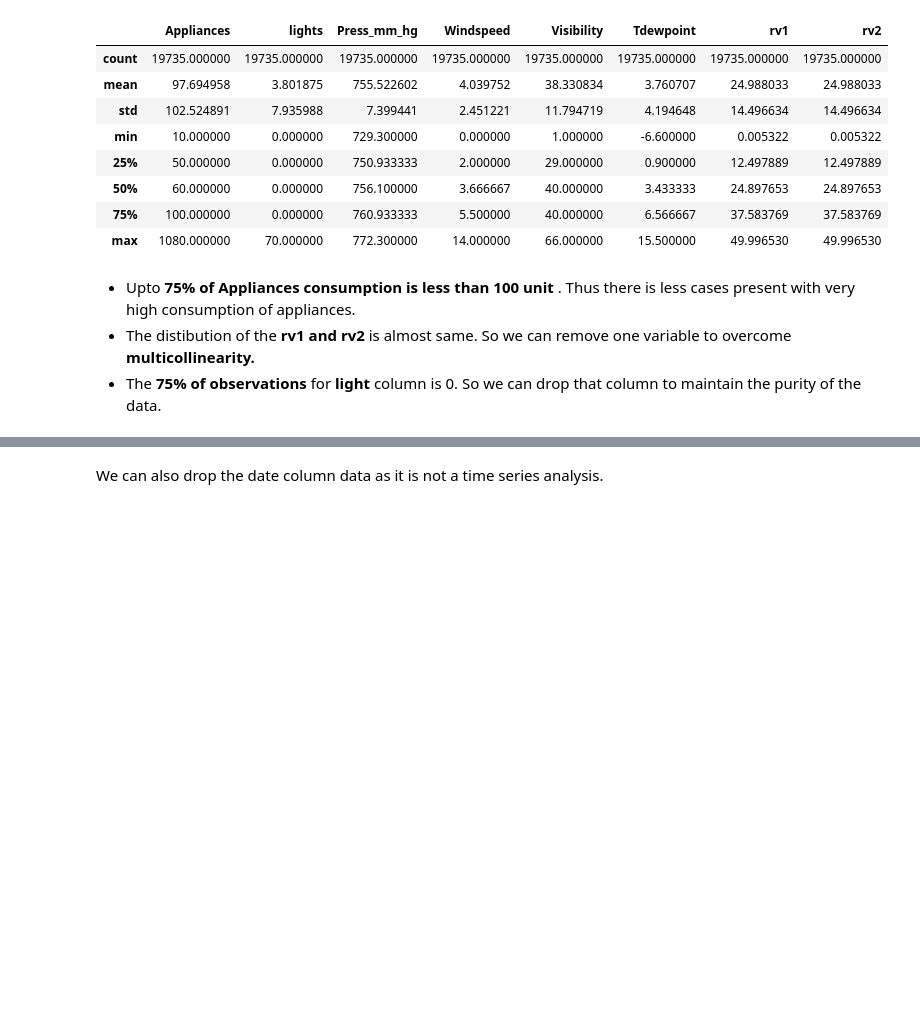
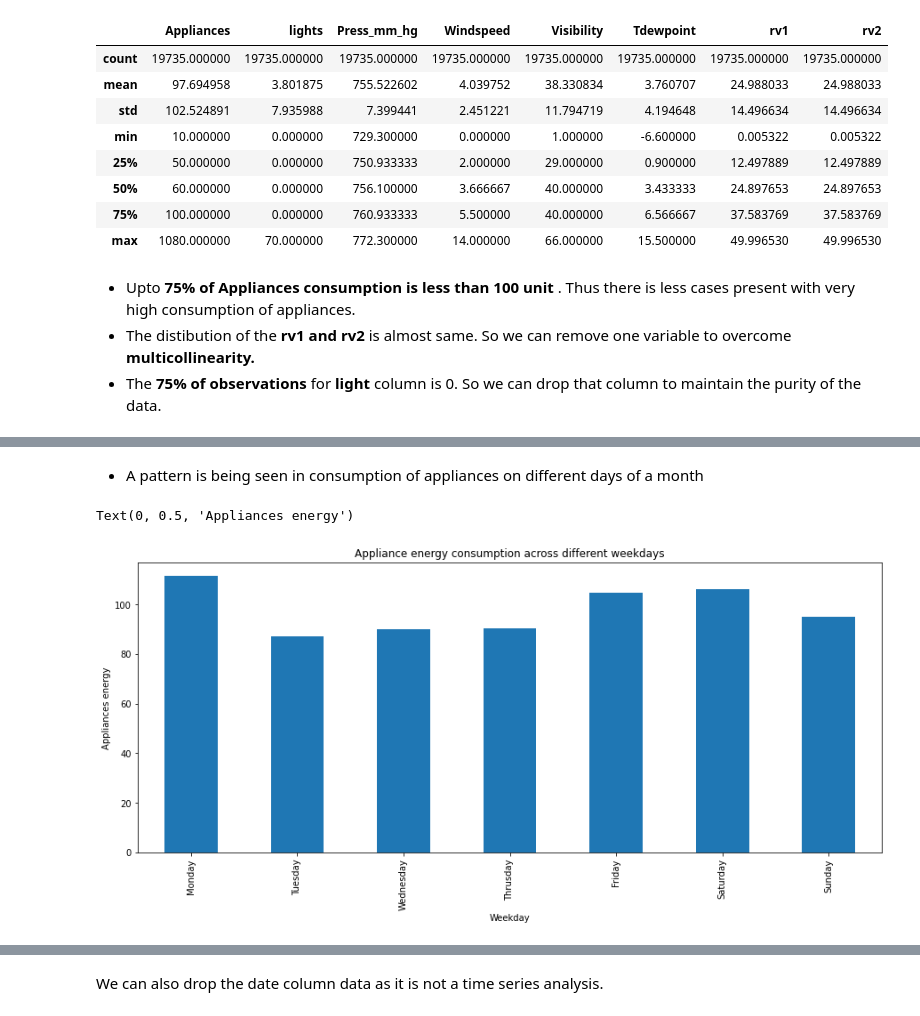
Before and after one commit to SuhelAnsari9272/Appliance-Energy-Prediction, a Jupyter notebook: Appliance_energy_Suhel.ipynb, the cells around one changed output, grey strips where cells are left out. Drawn from its saved outputs; the diff is of its cells as text; code cells hidden in the pictures; blank space fills up the shorter version.

```diff
--- a/Appliance_energy_Suhel.ipynb
+++ b/Appliance_energy_Suhel.ipynb
@@ -170,0 +193,16 @@ df[weather_indicators].describe()
+# %% [markdown]
+* A pattern is being seen in consumption of appliances on different days of a month
+# %%
+#Appliance sconsumption across different weekdays
+
+weekly_consumption=df.groupby(df['date'].dt.weekday)['Appliances'].mean()
+plt.figure(figsize=(15,6))
+weekly_consumption.plot(kind='bar')
+days=['Monday','Tuesday','Wednesday','Thrusday','Friday','Saturday','Sunday']
+plt.title('Appliance energy consumption across different weekdays')
+plt.xticks(weekly_consumption.index,days)
+plt.xlabel('Weekday')
+plt.ylabel('Appliances energy')
+# %% [output]
+Text(0, 0.5, 'Appliances energy')
+[figure, added]
```
Also changed, not shown: parts of 40 cells of this notebook.
